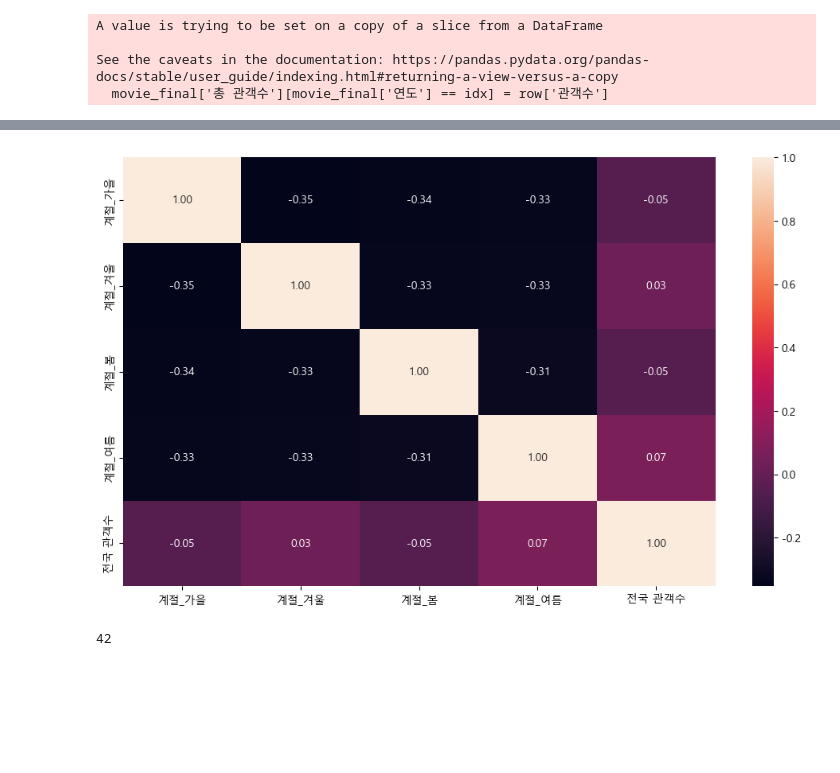
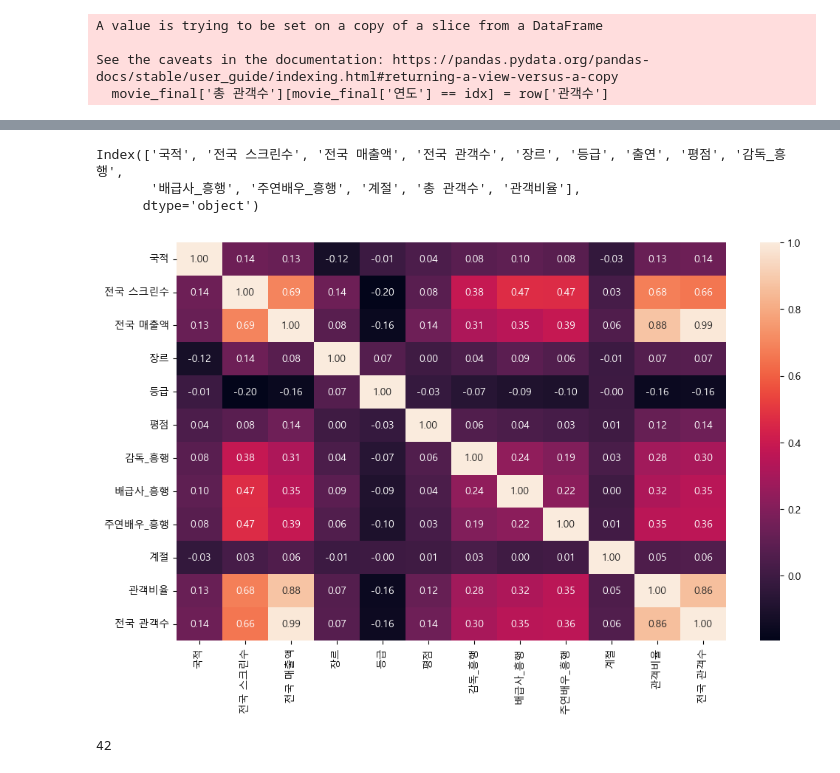
Before and after one commit to Play-Web-miniProject/MovieDL, a Jupyter notebook: taehyeon/movie_eda_ver03.ipynb, the cells around one changed output, grey strips where cells are left out. Saved outputs shown, nothing was run; the diff lists cells and outputs as text; code cells hidden in the pictures; blank space fills up the shorter version.

```diff
--- a/taehyeon/movie_eda_ver03.ipynb
+++ b/taehyeon/movie_eda_ver03.ipynb
@@ -919,3 +921,25 @@ pr.to_file('./pr_report.html')
 # 원핫인코딩
 
 movie_labels = pd.get_dummies(movie_final,columns = ['국적','장르','등급','계절'])
+# %%
+for i in movie_final['영화형태'][movie_final['영화형태']==0].index:
+    movie_final = movie_final.drop(i)
+# %%
+from sklearn.preprocessing import LabelEncoder
+
+le_form = LabelEncoder()
+le_nation = LabelEncoder()
+le_genre = LabelEncoder()
+
+le_rating = LabelEncoder()
+le_class = LabelEncoder()
+le_season = LabelEncoder()
+
+movie_labels = movie_final.copy()
+movie_labels['영화형태'] = le_form.fit_transform(movie_final['영화형태'])
+movie_labels['국적'] = le_nation.fit_transform(movie_final['국적'])
+movie_labels['장르'] = le_genre.fit_transform(movie_final['장르'])
+movie_labels['등급'] = le_rating.fit_transform(movie_final['등급'])
+movie_labels['영화구분'] = le_class.fit_transform(movie_final['영화구분'])
+movie_labels['계절'] = le_season.fit_transform(movie_final['계절'])
+movie_labels.head(3)
@@ -921,0 +973,5 @@ movie_labels = pd.get_dummies(movie_final,columns = ['국적','장르','등급',
+# %%
+movie_labels_etc = movie_labels
+for i in movie_labels_etc['연도'][movie_final['연도']==2023].index:
+    movie_labels_etc = movie_labels_etc.drop(i)
+movie_labels_etc
@@ -922,9 +992,10 @@ movie_labels = pd.get_dummies(movie_final,columns = ['국적','장르','등급',
 # %%
 # 사용하지 않는 컬럼 제거
 
-not_used = ['영화명', '감독', '배급사','영화형태','개봉일','전국 스크린수', '전국 매출액','영화구분','연도','월','순번','주연배우_흥행']
+not_used = ['영화명', '감독', '배급사','영화형태','개봉일','영화구분','연도','월','순번']
 
-movie_DL = movie_labels.drop(not_used, axis=1)
+movie_DL = movie_labels_etc.drop(not_used, axis=1)
+movie_DL2 = movie_labels_2023.drop(not_used, axis=1)
 # %%
 movie_DL
 # %% [output]
@@ -944,15 +1015,20 @@ movie_DL
+# %%
+movie_DL.columns
+# %% [output]
+Index(['국적', '전국 스크린수', '전국 매출액', '전국 관객수', '장르', '등급', '출연', '평점', '감독_흥행',
+       '배급사_흥행', '주연배우_흥행', '계절', '총 관객수', '관객비율'],
+      dtype='object')
 # %%
 # 사용하는 수치형 데이터 히트맵
-digital_cols2 = ['계절_가을', '계절_겨울',
-                 '계절_봄', '계절_여름', '전국 관객수']
+digital_cols2 = ['국적', '전국 스크린수', '전국 매출액','장르', '등급','평점', '감독_흥행', '배급사_흥행', '주연배우_흥행', '계절','관객비율','전국 관객수']
 plt.rcParams['font.family'] ='Malgun Gothic'
 
 plt.rcParams['axes.unicode_minus'] =False
 plt.figure(figsize=(12, 7))
 sns.heatmap(movie_DL[digital_cols2].corr(), annot=True, fmt='.2f')
 plt.show()
 # %% [output]
-[figure, old version]
+[figure, new version]
 # %%
 # 입력 컬럼 확인(값을 하나 빼야한다 => 전국 관객수로 쓰려고)
 len(movie_DL.columns)
```
Also changed, not shown: parts of 57 cells of this notebook, 6 other files.
